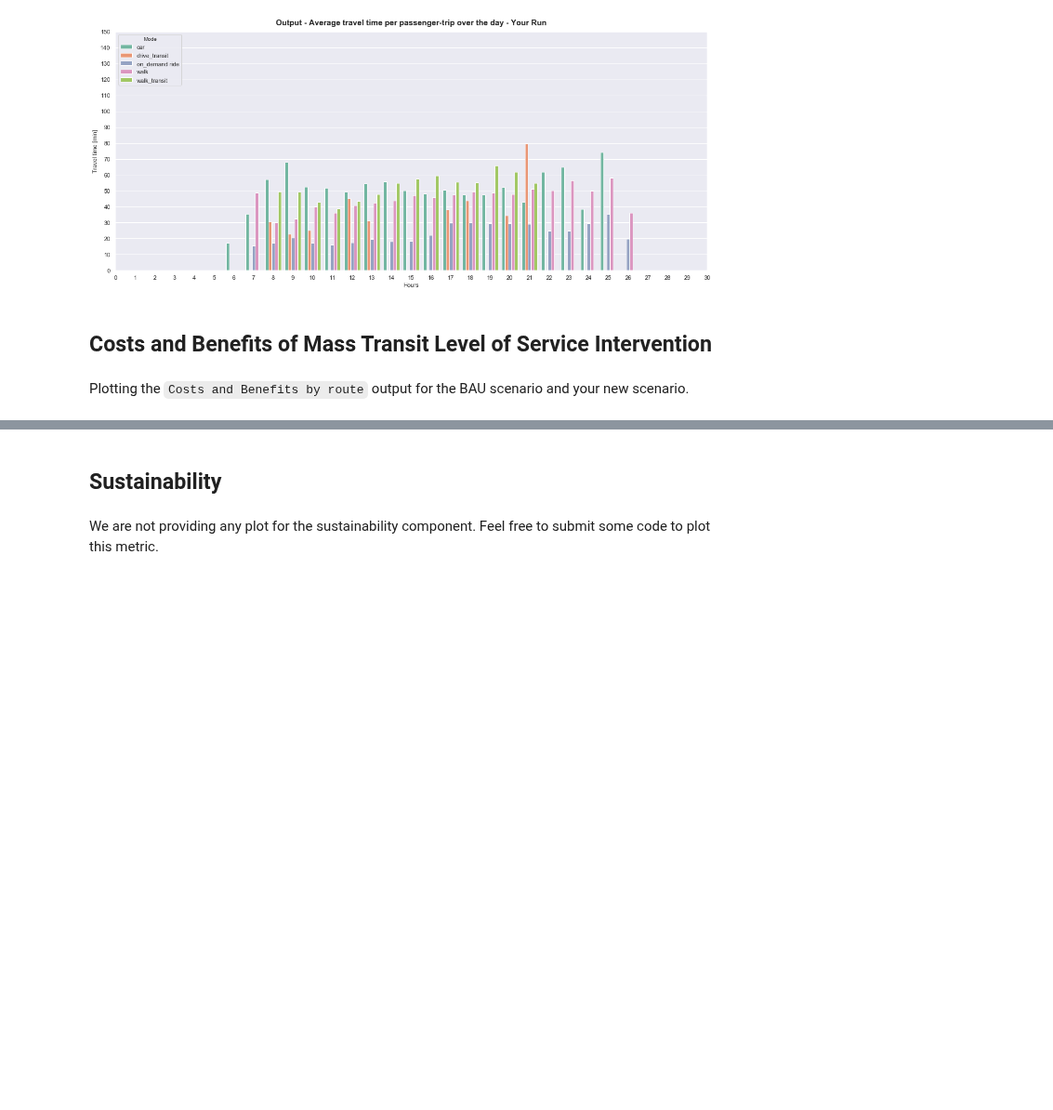
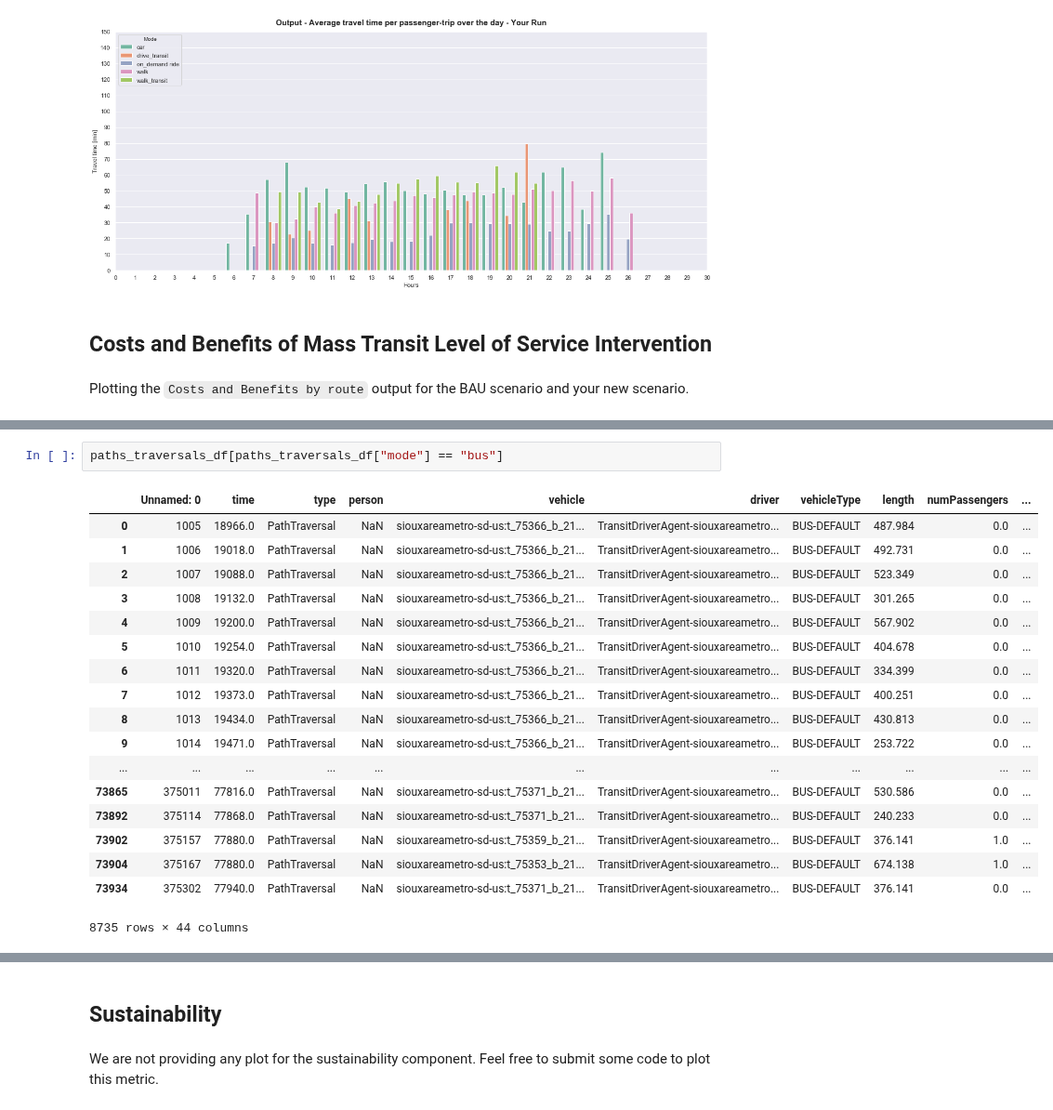
Before and after one commit to bistro-its-berkeley/BISTRO-Starter-Kit, a Jupyter notebook: examples/Visualization.ipynb, the cells around one changed output, grey strips where cells are left out. Shown at 93% size. Saved outputs shown, nothing was run; the diff lists cells and outputs as text; blank space fills up the shorter version.

```diff
--- a/examples/Visualization.ipynb
+++ b/examples/Visualization.ipynb
@@ -413 +408,22 @@ routes_df.head()
+# %%
+paths_traversals_df[paths_traversals_df["mode"] == "bus"]
+# %% [output]
+|  | Unnamed: 0 | time | type | person | vehicle | driver | vehicleType | length | numPassengers | ... |
+| 0 | 1005 | 18966.0 | PathTraversal | NaN | siouxareametro-sd-us:t_75366_b_21... | TransitDriverAgent-siouxareametro... | BUS-DEFAULT | 487.984 | 0.0 | ... |
+| 1 | 1006 | 19018.0 | PathTraversal | NaN | siouxareametro-sd-us:t_75366_b_21... | TransitDriverAgent-siouxareametro... | BUS-DEFAULT | 492.731 | 0.0 | ... |
+| 2 | 1007 | 19088.0 | PathTraversal | NaN | siouxareametro-sd-us:t_75366_b_21... | TransitDriverAgent-siouxareametro... | BUS-DEFAULT | 523.349 | 0.0 | ... |
+| 3 | 1008 | 19132.0 | PathTraversal | NaN | siouxareametro-sd-us:t_75366_b_21... | TransitDriverAgent-siouxareametro... | BUS-DEFAULT | 301.265 | 0.0 | ... |
+| 4 | 1009 | 19200.0 | PathTraversal | NaN | siouxareametro-sd-us:t_75366_b_21... | TransitDriverAgent-siouxareametro... | BUS-DEFAULT | 567.902 | 0.0 | ... |
+| 5 | 1010 | 19254.0 | PathTraversal | NaN | siouxareametro-sd-us:t_75366_b_21... | TransitDriverAgent-siouxareametro... | BUS-DEFAULT | 404.678 | 0.0 | ... |
+| 6 | 1011 | 19320.0 | PathTraversal | NaN | siouxareametro-sd-us:t_75366_b_21... | TransitDriverAgent-siouxareametro... | BUS-DEFAULT | 334.399 | 0.0 | ... |
+| 7 | 1012 | 19373.0 | PathTraversal | NaN | siouxareametro-sd-us:t_75366_b_21... | TransitDriverAgent-siouxareametro... | BUS-DEFAULT | 400.251 | 0.0 | ... |
+| 8 | 1013 | 19434.0 | PathTraversal | NaN | siouxareametro-sd-us:t_75366_b_21... | TransitDriverAgent-siouxareametro... | BUS-DEFAULT | 430.813 | 0.0 | ... |
+| 9 | 1014 | 19471.0 | PathTraversal | NaN | siouxareametro-sd-us:t_75366_b_21... | TransitDriverAgent-siouxareametro... | BUS-DEFAULT | 253.722 | 0.0 | ... |
+| ... | ... | ... | ... | ... | ... | ... | ... | ... | ... | ... |
+| 73865 | 375011 | 77816.0 | PathTraversal | NaN | siouxareametro-sd-us:t_75371_b_21... | TransitDriverAgent-siouxareametro... | BUS-DEFAULT | 530.586 | 0.0 | ... |
+| 73892 | 375114 | 77868.0 | PathTraversal | NaN | siouxareametro-sd-us:t_75371_b_21... | TransitDriverAgent-siouxareametro... | BUS-DEFAULT | 240.233 | 0.0 | ... |
+| 73902 | 375157 | 77880.0 | PathTraversal | NaN | siouxareametro-sd-us:t_75359_b_21... | TransitDriverAgent-siouxareametro... | BUS-DEFAULT | 376.141 | 1.0 | ... |
+| 73904 | 375167 | 77880.0 | PathTraversal | NaN | siouxareametro-sd-us:t_75353_b_21... | TransitDriverAgent-siouxareametro... | BUS-DEFAULT | 674.138 | 1.0 | ... |
+| 73934 | 375302 | 77940.0 | PathTraversal | NaN | siouxareametro-sd-us:t_75371_b_21... | TransitDriverAgent-siouxareametro... | BUS-DEFAULT | 376.141 | 0.0 | ... |
+8735 rows × 44 columns
 # %%
```
Also changed, not shown: parts of 9 cells of this notebook, 2 other files.
